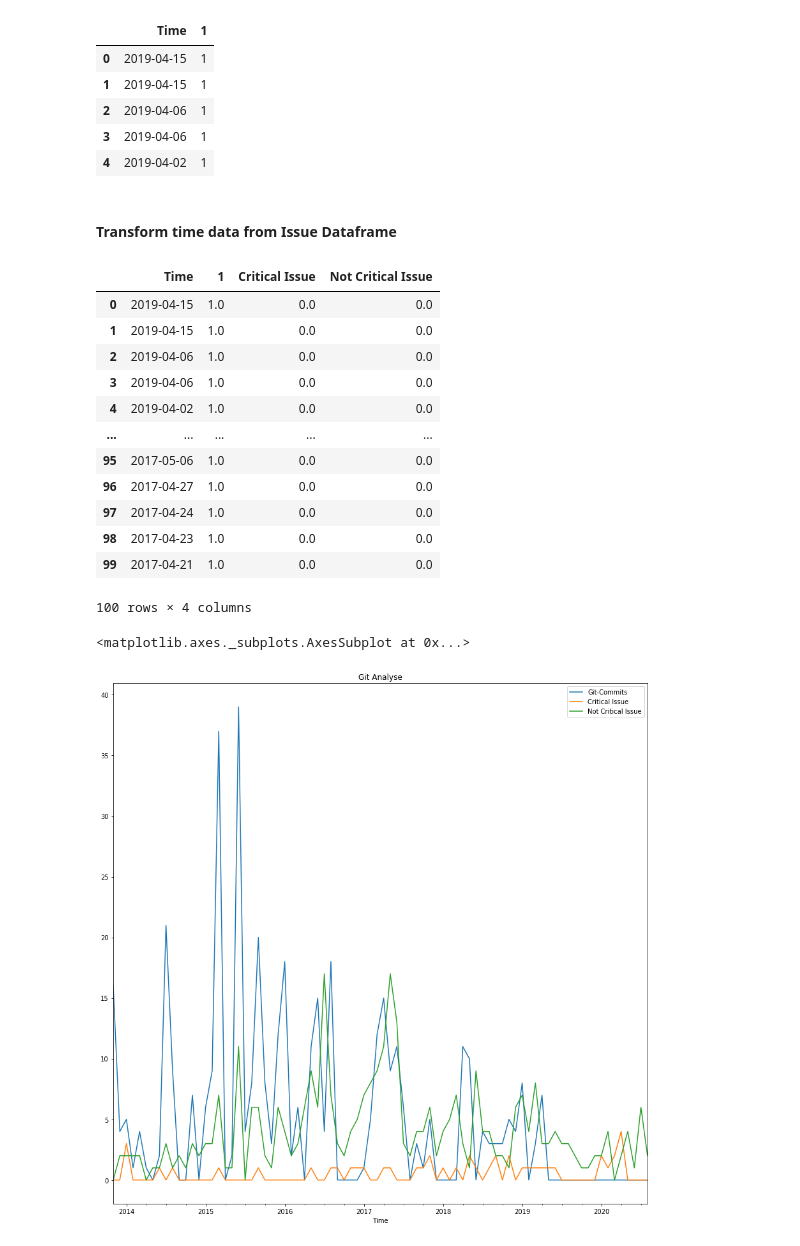
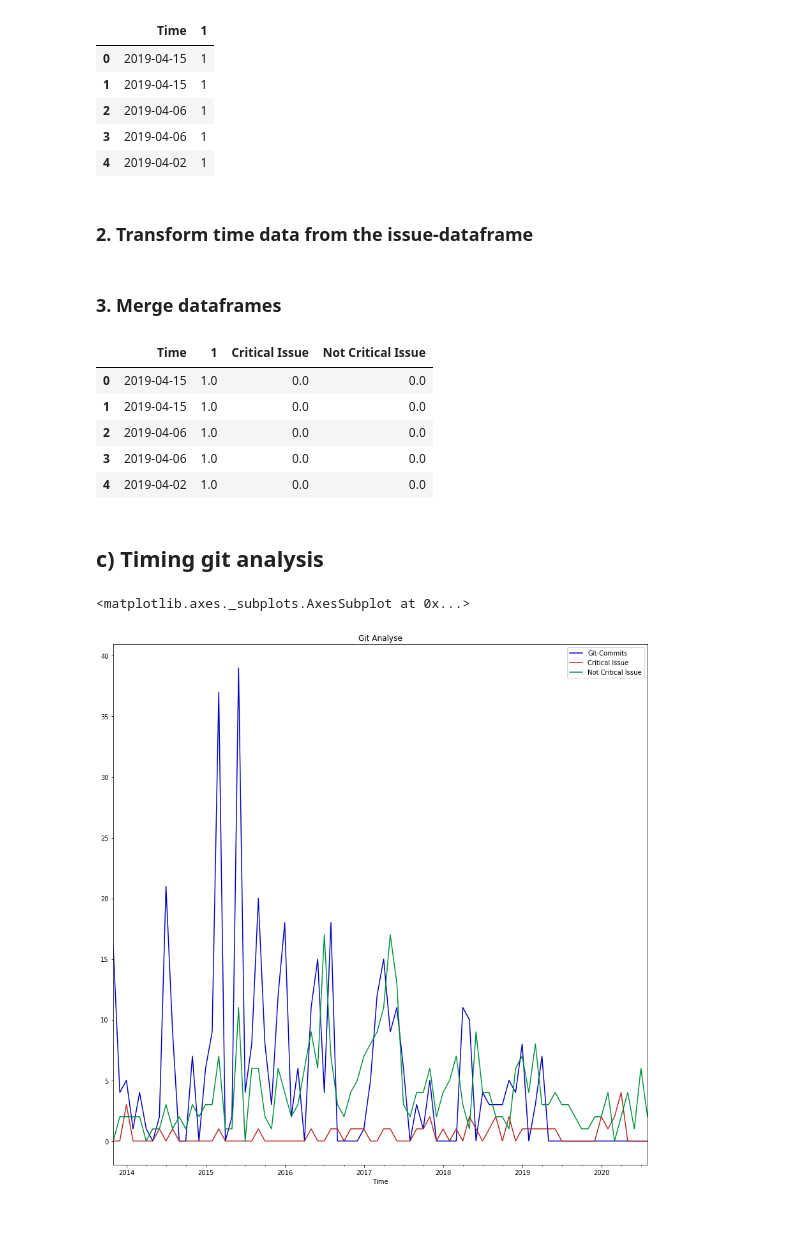
Before and after one commit to softvis-research/issue-analysis, a Jupyter notebook: components_analyse.ipynb, the cells around one changed output. Cells and saved outputs as stored; diff of their text form; code cells hidden in the pictures; blank space fills up the shorter version.

```diff
--- a/components_analyse.ipynb
+++ b/components_analyse.ipynb
@@ -349,5 +336,5 @@ df_git.head(5)
 | 3 | 2019-04-06 | 1 |
 | 4 | 2019-04-02 | 1 |
 # %% [markdown]
-#### Transform time data from Issue Dataframe
+### 2. Transform time data from the issue-dataframe
 # %%
@@ -357,5 +341,7 @@ df_git.head(5)
 format='%Y%m%d%H%M%S'
 df['Time']= pd.to_datetime(df['Time'], format=format).dt.date
+# %% [markdown]
+### 3. Merge dataframes
 # %%
 bug_date = df[df["class"] == 1]
 normal = df[df["class"] == 0]
@@ -366,7 +352,7 @@ normal=normal[["Time","class"]]
 bug_date=bug_date.rename(columns={"class":"Critical Issue"})
 normal=normal.rename(columns={"class":"Not Critical Issue"})
 
-#Reset value !!
+#Reset value from column
 
 normal["Not Critical Issue"]=1
 
@@ -375,7 +361,7 @@ df_git = df_git.append(normal,sort=False,ignore_index=True)
 
 
 df_git.fillna(0,inplace=True)
-df_git.head(100)
+df_git.head(5)
 # %% [output]
 |  | Time | 1 | Critical Issue | Not Critical Issue |
 | 0 | 2019-04-15 | 1.0 | 0.0 | 0.0 |
@@ -383,21 +369,16 @@ df_git.head(100)
 | 2 | 2019-04-06 | 1.0 | 0.0 | 0.0 |
 | 3 | 2019-04-06 | 1.0 | 0.0 | 0.0 |
 | 4 | 2019-04-02 | 1.0 | 0.0 | 0.0 |
-| ... | ... | ... | ... | ... |
-| 95 | 2017-05-06 | 1.0 | 0.0 | 0.0 |
-| 96 | 2017-04-27 | 1.0 | 0.0 | 0.0 |
-| 97 | 2017-04-24 | 1.0 | 0.0 | 0.0 |
-| 98 | 2017-04-23 | 1.0 | 0.0 | 0.0 |
-| 99 | 2017-04-21 | 1.0 | 0.0 | 0.0 |
-100 rows × 4 columns
+# %% [markdown]
+## c) Timing git analysis
 # %%
 %matplotlib inline
 format='%Y-%m-%d'
 df_git['Time'] = pd.to_datetime(df_git['Time'],format=format)
 df_git=df_git.rename(columns={"1":"Git-Commits"})
 
 test=df_git.groupby(df_git.Time.dt.to_period("M")).sum()
-test.plot(figsize=(15,15),title="Git Analyse",color=['#BB0000','#008000', '#0000BB'])
+test.plot(figsize=(15,15),title="Git Analyse",color=['#0000BB','#b32821','#008f39'])
 # %% [output]
 <matplotlib.axes._subplots.AxesSubplot at 0x...>
-[figure, old version]
+[figure, new version]
```
Also changed, not shown: parts of 28 cells of this notebook, 4 other files.
